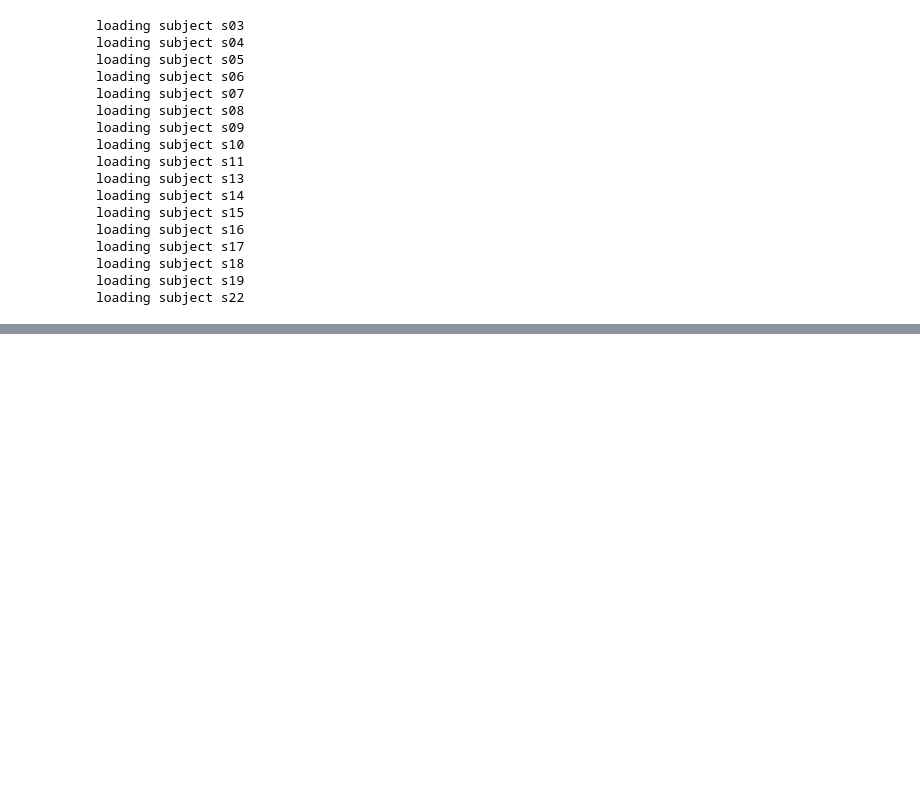
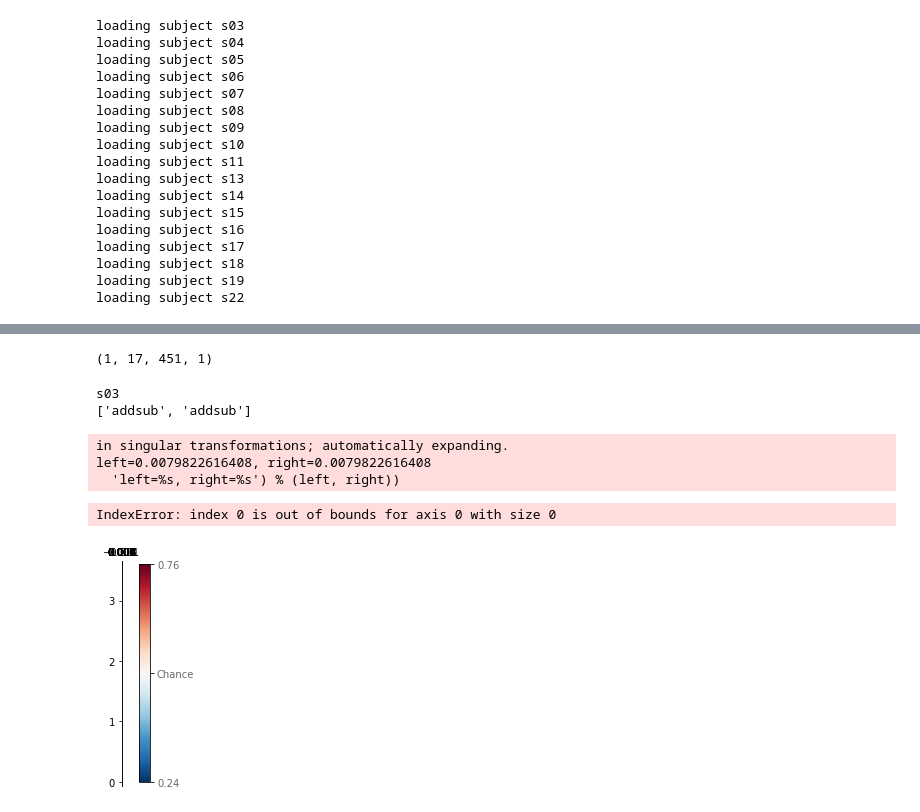
Before and after one commit to pinheirochagas/Calc_MEG, a Jupyter notebook: decoding/notebooks/decoding_notebook.ipynb, the cells around one changed output, grey strips where cells are left out. Saved outputs shown, nothing was run; the diff lists cells and outputs as text; code cells hidden in the pictures; blank space fills up the shorter version.

```diff
--- a/decoding/notebooks/decoding_notebook.ipynb
+++ b/decoding/notebooks/decoding_notebook.ipynb
@@ -29,14 +29,16 @@ subjects = ['s03', 's04', 's05', 's06', 's07', 's08', 's09', 's10',
             's11', 's13', 's14', 's15', 's16', 's17', 's18', 's19', 's22']
 
 #subjects = ['s03']
+#s02_op1_op1_results_class_accuracy_diagonal_nobaseline_correct.npy
 
-baselinecorr = 'no'
+baselinecorr = 'nobaseline_correct'
 dec_method = 'class'
 dec_scorer = 'accuracy'
-gatordiag = 'gat'
+gatordiag = 'diagonal'
 
-conditions = [['vsa', 'addsub']]
+conditions = [['addsub', 'addsub']]
 
+sfreq = 250
 chance = .5 #chance-level
 
 ttp = [-0.2] #starting time point
@@ -58,7 +60,7 @@ for c, cond in enumerate(conditions):
         all_scores.append(results['score'])
         all_diagonals.append(results['diagonal'])
         all_ypred.append(results['y_pred'])
-        times = results['times_calc']
+        #times = results['times_calc']
 score = results['score']
 diagonal = results['diagonal']
 ypred = results['y_pred']
@@ -105,0 +136,23 @@ np.shape(all_scores)
+# %%
+all_scores.shape
+# %% [output]
+(1, 17, 451, 1)
+# %%
+#Plot original GAT - individual subjects
+for c, cond in enumerate(conditions):
+    for s, sub in enumerate(subjects):
+        print(sub)
+        print(cond)
+        pretty_gat(all_scores[c, s,:,:], chance = chance, ax = None, sig = None, cmap = 'RdBu_r',
+             clim = None, colorbar = True, xlabel = 'Testing Time (s)',
+             ylabel = 'Training Time (s)', sfreq = 125, test_times = None)
+
+        plt.show()
+# %% [output]
+s03
+['addsub', 'addsub']
+in singular transformations; automatically expanding.
+left=0.0079822616408, right=0.0079822616408
+  'left=%s, right=%s') % (left, right))
+IndexError: index 0 is out of bounds for axis 0 with size 0
+[figure, added]
```
Also changed, not shown: parts of 20 cells of this notebook, 1 other file.
